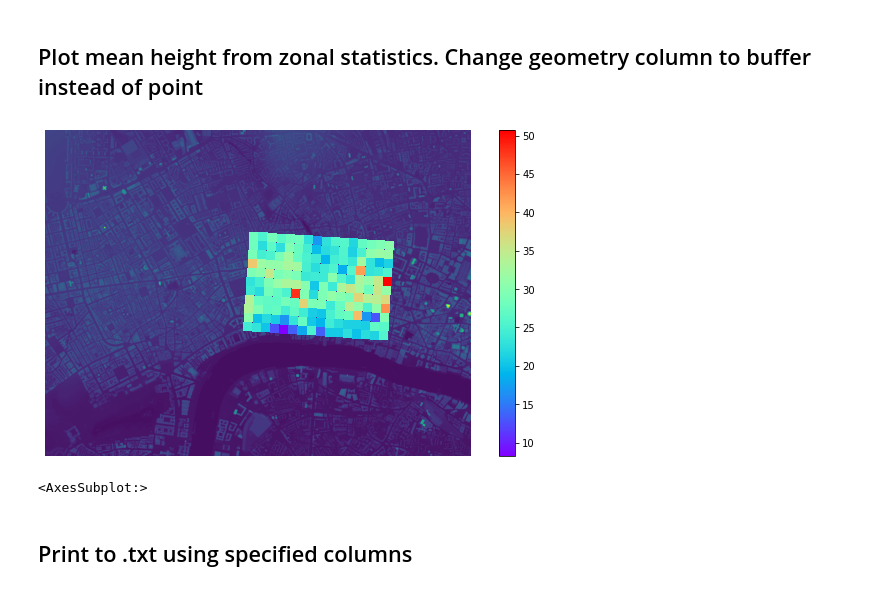
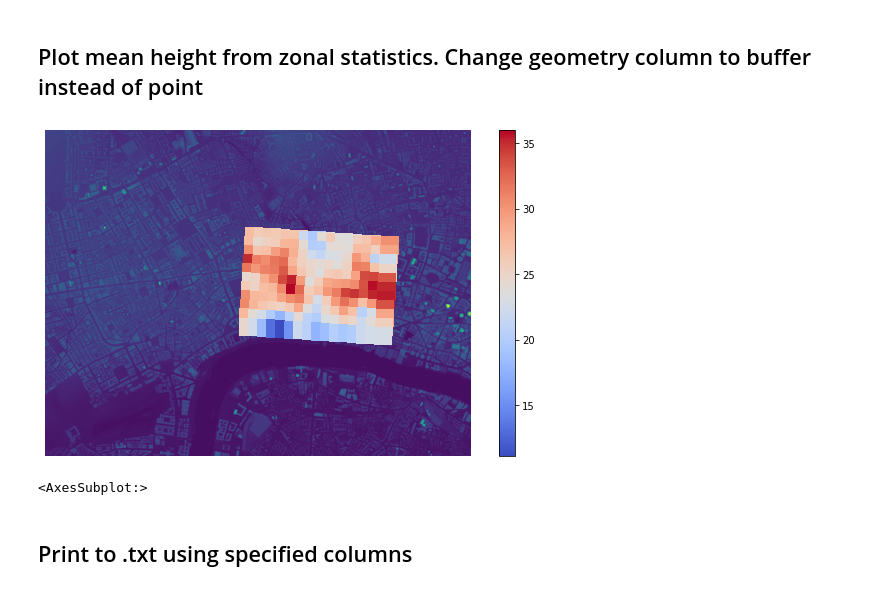
Before and after one commit to gusbacos/NGEO306, a Jupyter notebook: Dronepoints/clipdsm_zs.ipynb, the cells around one changed output. Drawn from its saved outputs; the diff is of its cells as text; code cells hidden in the pictures.

```diff
--- a/Dronepoints/clipdsm_zs.ipynb
+++ b/Dronepoints/clipdsm_zs.ipynb
@@ -21,0 +35,3 @@ drones.head()
+# %%
+drones = drones.drop(columns=(['fid', 'left','top','right','bottom']))
+drones.head()
@@ -22,9 +47,9 @@ drones.head()
 # %%
 # Settings for buffer
 style = 3 # 1 circle 3 square
-radius = 100.
+radius = 100. # for float
 
-# Buffer around points using 'geometry columsä
-drones['buff'] = drones['geometry'].buffer(radius, cap_style=3)
+# Buffer around points using 'geometry' colums. Call the new buffered geometry 'buff'
+drones['buff'] = drones['geometry'].buffer(radius, cap_style=style)
 drones.head()
 # %% [output]
@@ -58,10 +114,11 @@ drones_zonal_stats.head()
 # %% [markdown]
 ## Plot mean height from zonal statistics. Change geometry column to buffer instead of point
 # %%
-drones_zonal_stats.set_geometry('buff').plot(column = 'mean', cmap = 'rainbow', figsize = (10,6), legend = True).axis('off')
+drones_zonal_stats.set_geometry('buff').plot(
+    column = 'mean', cmap = 'coolwarm', figsize = (10,6), legend = True).axis('off')
 show(dsm_show)
 # %% [output]
-[figure, old version]
+[figure, new version]
 <AxesSubplot:>
 # %% [markdown]
 ## Print to .txt using specified columns
```
Also changed, not shown: parts of 19 cells of this notebook, 1 other file.
